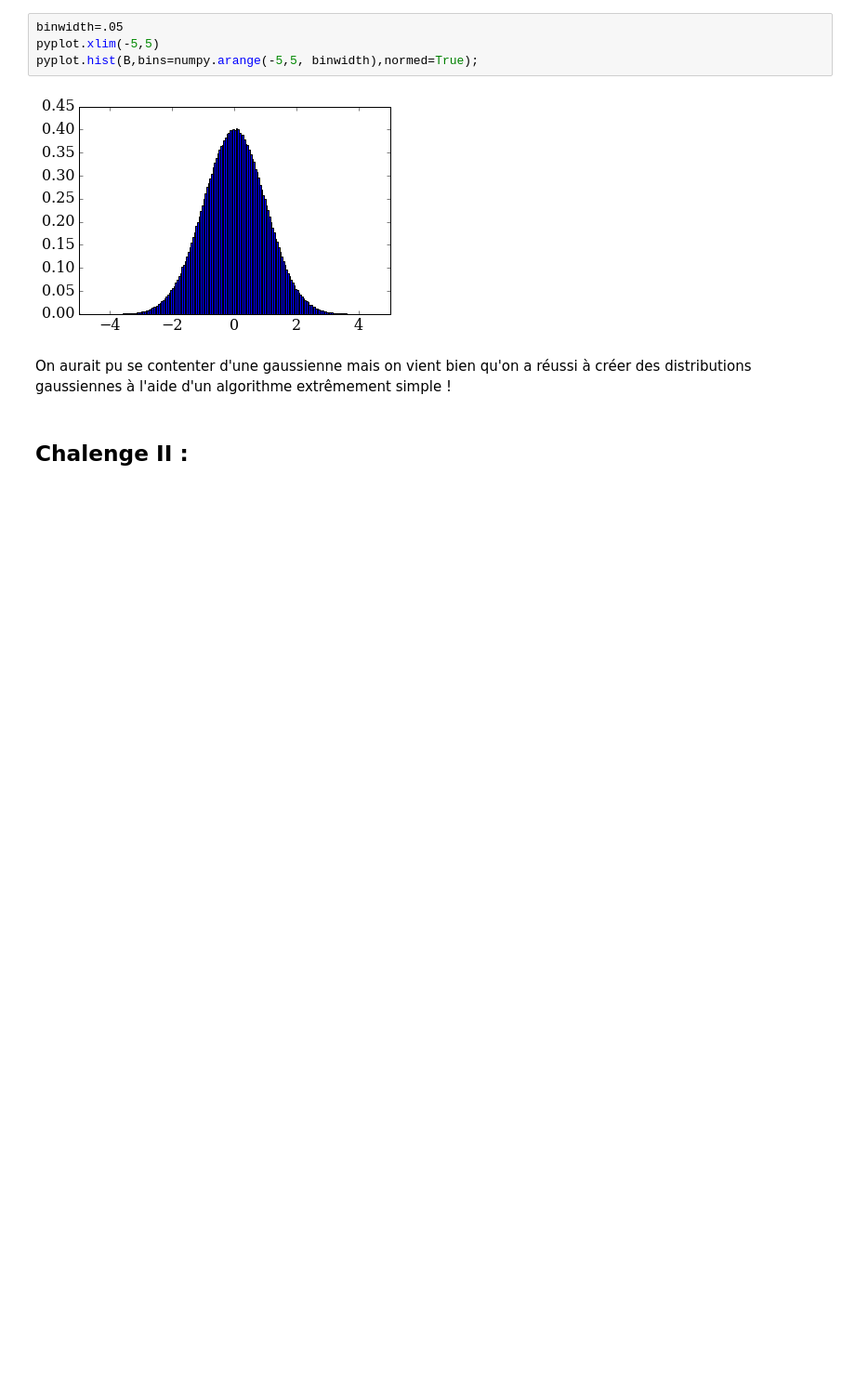
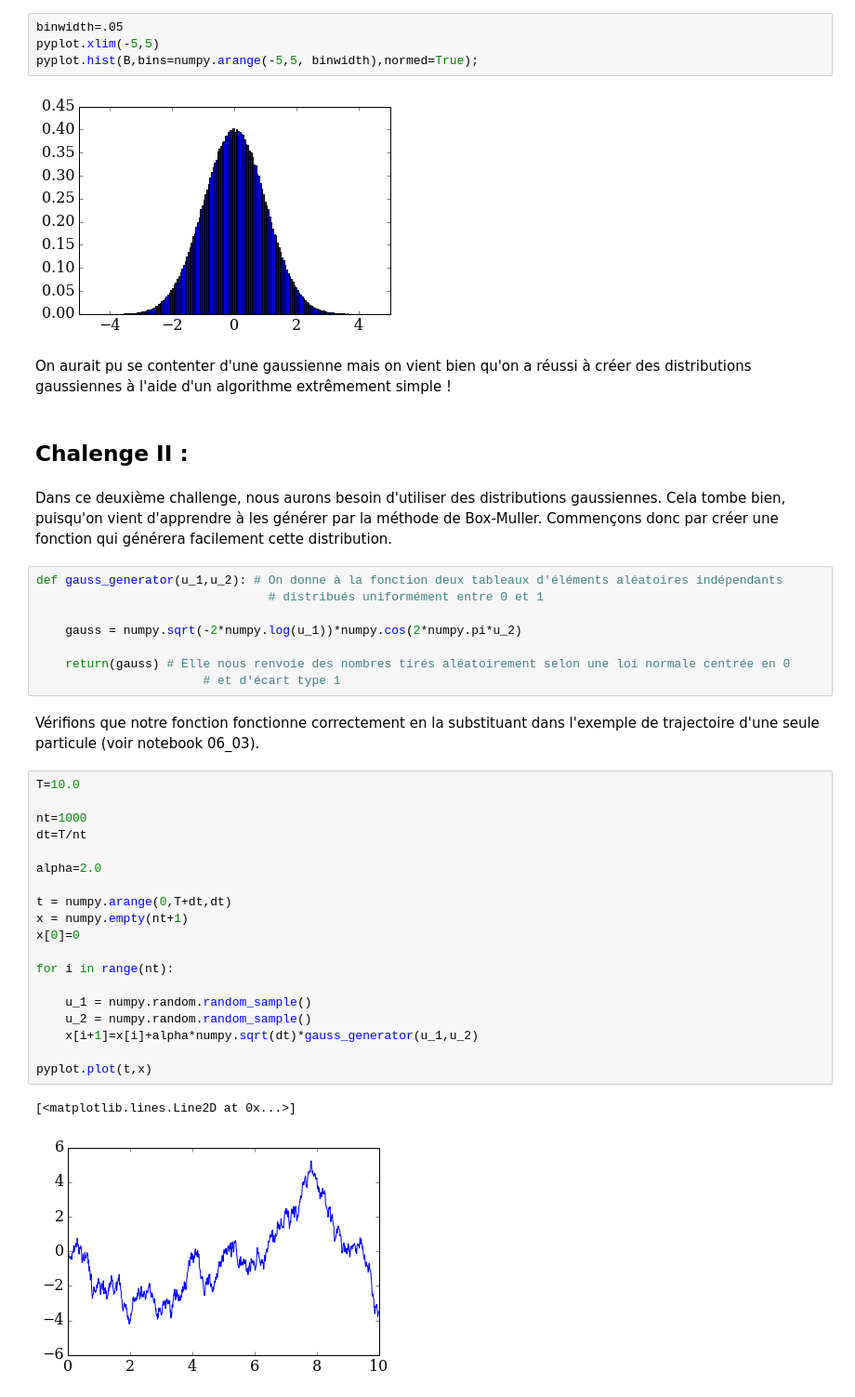
Before and after one commit to Regaban/numerical-mooc, a Jupyter notebook: working/Module 6 - THE LAST ONE.ipynb, the cells around one changed output. Shown at 93% size. Drawn from its saved outputs; the diff is of its cells as text; blank space fills up the shorter version.

```diff
--- a/working/Module 6 - THE LAST ONE.ipynb
+++ b/working/Module 6 - THE LAST ONE.ipynb
@@ -174,3 +174,37 @@ pyplot.hist(B,bins=numpy.arange(-5,5, binwidth),normed=True);
 On aurait pu se contenter d'une gaussienne mais on vient bien qu'on a réussi à créer des distributions gaussiennes à l'aide d'un algorithme extrêmement simple !
 # %% [markdown]
 ## Chalenge II :
+# %% [markdown]
+Dans ce deuxième challenge, nous aurons besoin d'utiliser des distributions gaussiennes. Cela tombe bien, puisqu'on vient d'apprendre à les générer par la méthode de Box-Muller. Commençons donc par créer une fonction qui générera facilement cette distribution.
+# %%
+def gauss_generator(u_1,u_2): # On donne à la fonction deux tableaux d'éléments aléatoires indépendants
+                                # distribués uniformément entre 0 et 1
+
+    gauss = numpy.sqrt(-2*numpy.log(u_1))*numpy.cos(2*numpy.pi*u_2)
+
+    return(gauss) # Elle nous renvoie des nombres tirés aléatoirement selon une loi normale centrée en 0
+                       # et d'écart type 1
+# %% [markdown]
+Vérifions que notre fonction fonctionne correctement en la substituant dans l'exemple de trajectoire d'une seule particule (voir notebook 06_03).
+# %%
+T=10.0
+
+nt=1000
+dt=T/nt
+
+alpha=2.0
+
+t = numpy.arange(0,T+dt,dt)
+x = numpy.empty(nt+1)
+x[0]=0
+
+for i in range(nt):
+
+    u_1 = numpy.random.random_sample()
+    u_2 = numpy.random.random_sample()
+    x[i+1]=x[i]+alpha*numpy.sqrt(dt)*gauss_generator(u_1,u_2)
+
+pyplot.plot(t,x)
+# %% [output]
+[<matplotlib.lines.Line2D at 0x...>]
+[figure, added]
```
Also changed, not shown: parts of 21 cells of this notebook.
